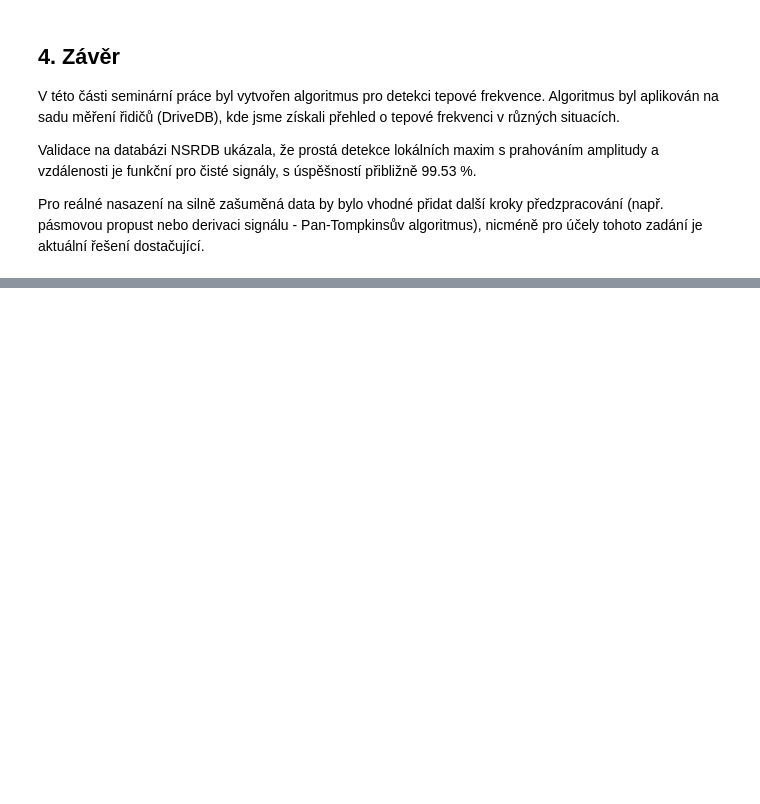
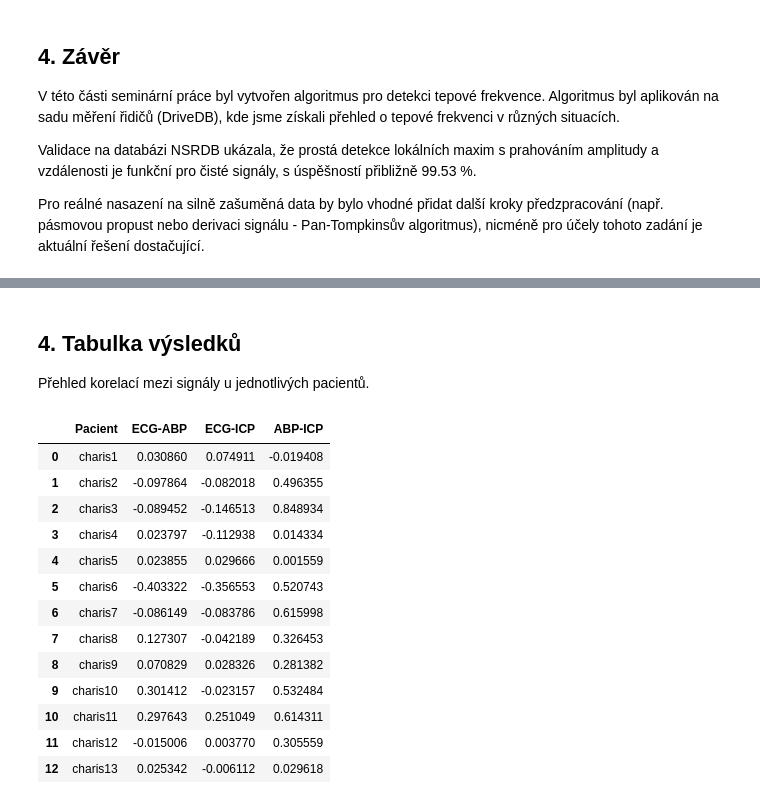
Before and after one commit to KarelMurgac/PZS, a Jupyter notebook: PZS - prvni sem prace.ipynb, the cells around one changed output, grey strips where cells are left out. Saved outputs shown, nothing was run; the diff lists cells and outputs as text; code cells hidden in the pictures; blank space fills up the shorter version.

```diff
--- a/PZS - prvni sem prace.ipynb
+++ b/PZS - prvni sem prace.ipynb
@@ -299,0 +444,24 @@ Pro reálné nasazení na silně zašuměná data by bylo vhodné přidat dalš
+# %% [markdown]
+## 4. Tabulka výsledků
+Přehled korelací mezi signály u jednotlivých pacientů.
+# %%
+# Zobrazení tabulky
+display(df_vysledky)
+
+# Uložení do CSV pro seminární práci
+df_vysledky.to_csv('vysledky_korelace.csv', index=False)
+# %% [output]
+|  | Pacient | ECG-ABP | ECG-ICP | ABP-ICP |
+| 0 | charis1 | 0.030860 | 0.074911 | -0.019408 |
+| 1 | charis2 | -0.097864 | -0.082018 | 0.496355 |
+| 2 | charis3 | -0.089452 | -0.146513 | 0.848934 |
+| 3 | charis4 | 0.023797 | -0.112938 | 0.014334 |
+| 4 | charis5 | 0.023855 | 0.029666 | 0.001559 |
+| 5 | charis6 | -0.403322 | -0.356553 | 0.520743 |
+| 6 | charis7 | -0.086149 | -0.083786 | 0.615998 |
+| 7 | charis8 | 0.127307 | -0.042189 | 0.326453 |
+| 8 | charis9 | 0.070829 | 0.028326 | 0.281382 |
+| 9 | charis10 | 0.301412 | -0.023157 | 0.532484 |
+| 10 | charis11 | 0.297643 | 0.251049 | 0.614311 |
+| 11 | charis12 | -0.015006 | 0.003770 | 0.305559 |
+| 12 | charis13 | 0.025342 | -0.006112 | 0.029618 |
```
Also changed, not shown: parts of 15 cells of this notebook.
